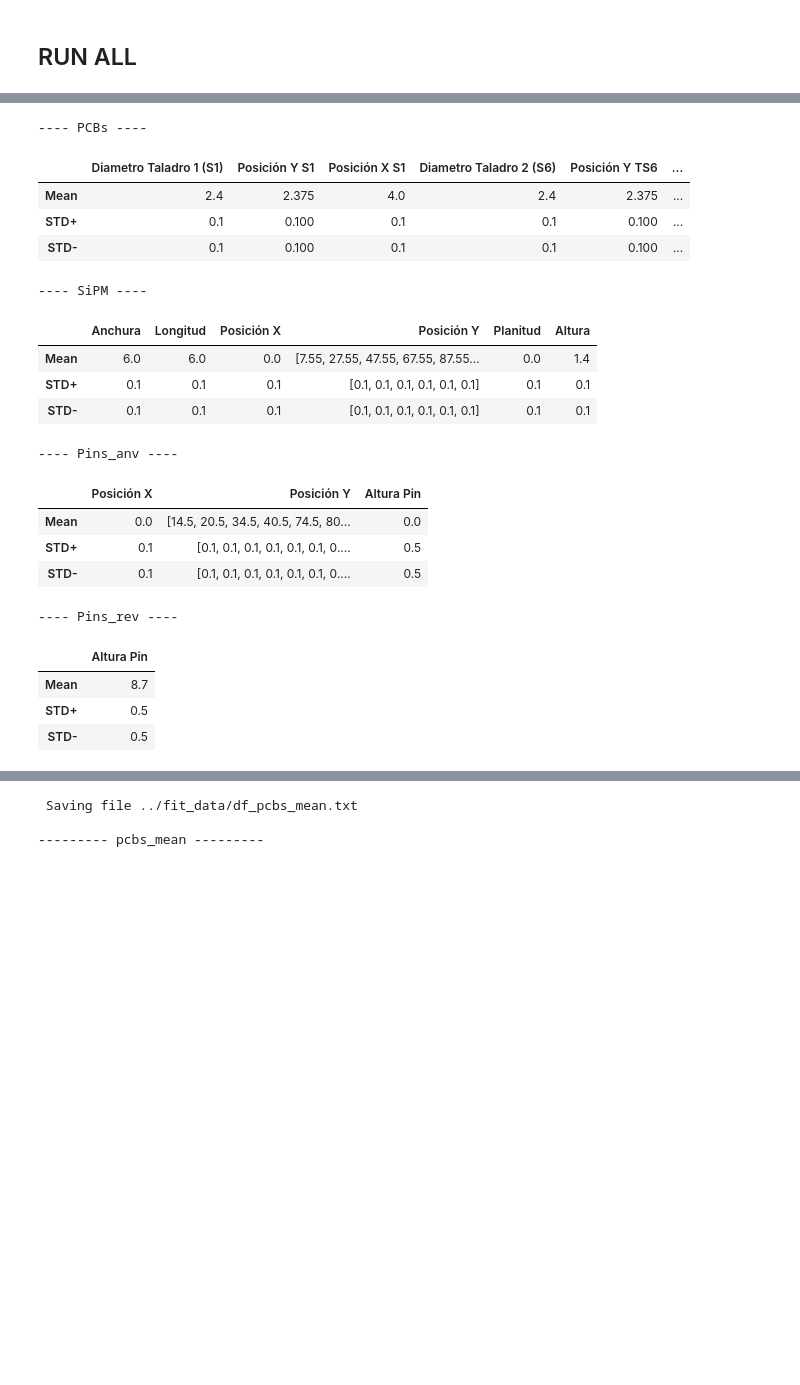
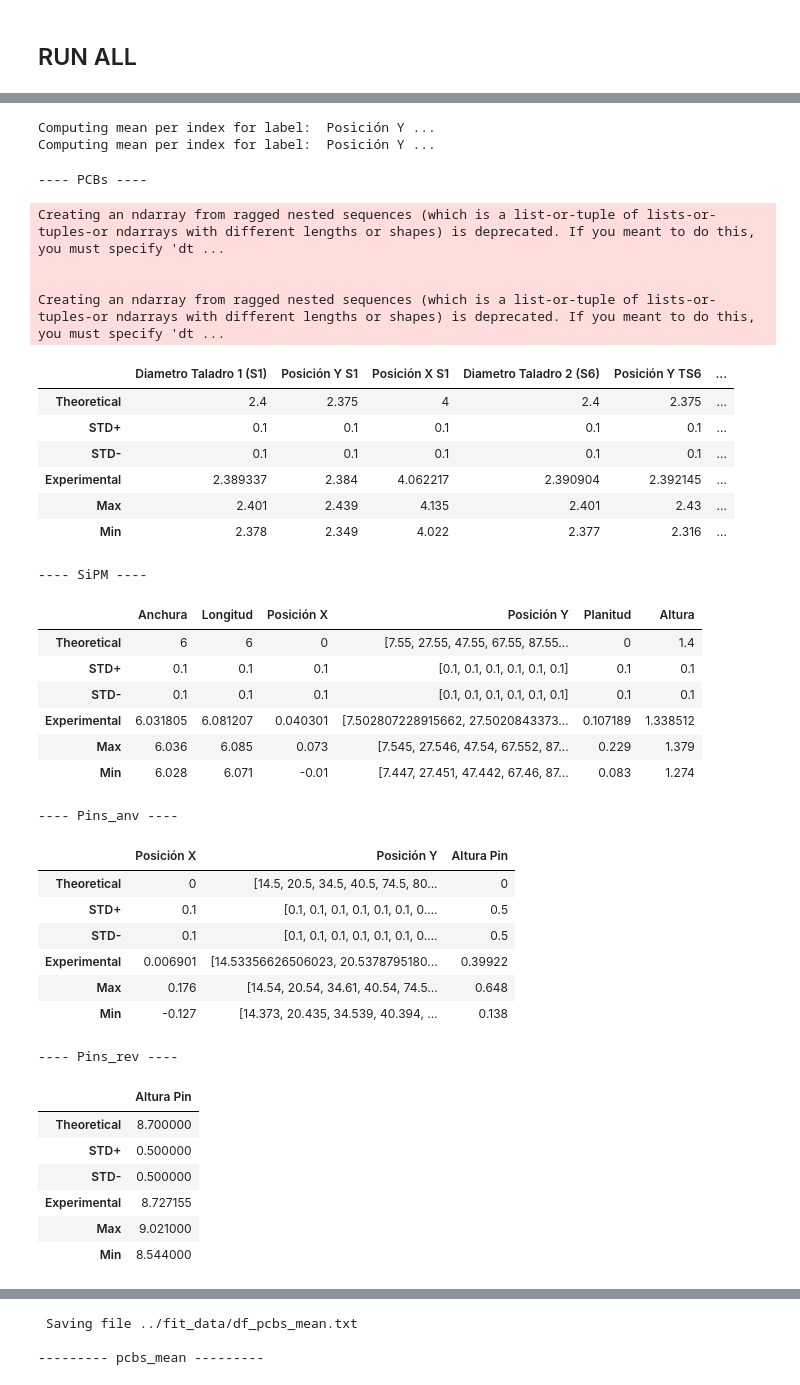
Before and after one commit to CIEMAT-Neutrino/Analysis_Lab_SiPMs, a Jupyter notebook: notebooks/SiPMsDimensions.ipynb, the cells around one changed output, grey strips where cells are left out. Drawn from its saved outputs; the diff is of its cells as text; code cells hidden in the pictures; blank space fills up the shorter version.

```diff
--- a/notebooks/SiPMsDimensions.ipynb
+++ b/notebooks/SiPMsDimensions.ipynb
@@ -31,7 +31,7 @@ pinr_labels = ['Altura Pin'] #pin reverso
 # They can also be printed in the notebook with terminal_output = True
 
 # folder = "../data/10_03_2023/"
-folder = "../data/05_05_2023/"
+folder = "../data/05_05_2023_corrected/"
 pcbs,sipm,pinr,pina = data2npy(folder=folder,pcbs_labels=pcbs_labels,sipm_labels=sipm_labels,pins_labels=pina_labels,mode=10,debug=False)
 
 # df_pcbs_ids = df_display(pcbs,labels = pcbs_labels+["IDs"],name="pcbs",terminal_output=True,save=True)
@@ -39,7 +39,7 @@ pcbs,sipm,pinr,pina = data2npy(folder=folder,pcbs_labels=pcbs_labels,sipm_labels
 # df_pina_ids = df_display(pina,labels = pina_labels+["IDs"],name="pina",terminal_output=True,save=True,index=["Pin #1","Pin #2","Pin #3","Pin #4","Pin #5","Pin #6","Pin #7","Pin #8"]*len(df_pcbs_ids))
 # df_pinr_ids = df_display(pinr,labels = pinr_labels+["IDs"],name="pinr",terminal_output=True,save=True,index=["Pin #1","Pin #2","Pin #3","Pin #4","Pin #5","Pin #6","Pin #7","Pin #8"]*len(df_pcbs_ids))
 
-folder = "../data/weird_05_05/"
+folder = "../data/weird_05_05_corrected/"
 Wpcbs,Wsipm,Wpinr,Wpina = data2npy(folder=folder,pcbs_labels=pcbs_labels,sipm_labels=sipm_labels,pins_labels=pina_labels,mode=3,debug=False)
 
 df_pcbs_ids = df_display(np.concatenate((pcbs,Wpcbs),axis=0),labels = pcbs_labels+["IDs"], name="pcbs", terminal_output=True, save=True)
@@ -146,35 +138,64 @@ df_pinr = df_pinr_ids[pinr_labels]
+# %%
+df_pcbs = df_pcbs_ids[pcbs_labels]
+df_sipm = df_sipm_ids[sipm_labels]
+df_pina = df_pina_ids[pina_labels]
+df_pinr = df_pinr_ids[pinr_labels]
+
+pcbs_mean,pcbs_std,pcbs_max,pcbs_min = npy2df(df_pcbs[pcbs_labels], [])
+sipm_mean,sipm_std,sipm_max,sipm_min = npy2df(df_sipm[sipm_labels], ["Posición Y"])
+pina_mean,pina_std,pina_max,pina_min = npy2df(df_pina[pina_labels], ["Posición Y"])
+pinr_mean,pinr_std,pinr_max,pinr_min = npy2df(df_pinr[pinr_labels], [])
+# %% [output]
+Computing mean per index for label:  Posición Y ...
+Computing mean per index for label:  Posición Y ...
 # %%
-df_pcbs_mean = pd.DataFrame([[2.4,2.375,4,2.4,2.375,4,None,8.0,8.0,119.8,119.8,4.25,2.25,4.25,2.25,115],[0.1,0.1,0.1,0.1,0.1,0.1,None,0.2,0.2,0.25,0.25,0.1,0.1,0.1,0.1,0.2],[0.1,0.1,0.1,0.1,0.1,0.1,None,0.2,0.2,0.2,0.2,0.1,0.1,0.1,0.1,0.2]],columns=pcbs_labels, index=["Mean", "STD+", "STD-"])
-df_sipm_mean = pd.DataFrame([[6,6,0,[7.55,27.55,47.55,67.55,87.55,107.55],0,1.4],[0.1,0.1,0.1,[0.1,0.1,0.1,0.1,0.1,0.1],0.1,0.1],[0.1,0.1,0.1,[0.1,0.1,0.1,0.1,0.1,0.1],0.1,0.1]],columns=sipm_labels, index=["Mean", "STD+", "STD-"])
-df_pina_mean = pd.DataFrame([[0,[14.5,20.5,34.5,40.5,74.5,80.5,94.5,100.5],0],[0.1,[0.1,0.1,0.1,0.1,0.1,0.1,0.1,0.1],0.5],[0.1,[0.1,0.1,0.1,0.1,0.1,0.1,0.1,0.1],0.5]], columns=pina_labels, index=["Mean", "STD+", "STD-"])
-df_pinr_mean = pd.DataFrame([[8.7],[0.5],[0.5]], columns=pinr_labels, index=["Mean", "STD+", "STD-"])
+df_pcbs_mean = pd.DataFrame(np.array(( [2.4,2.375,4,2.4,2.375,4,None,8.0,8.0,119.8,119.8,4.25,2.25,4.25,2.25,115],[0.1,0.1,0.1,0.1,0.1,0.1,None,0.2,0.2,0.25,0.25,0.1,0.1,0.1,0.1,0.2],[0.1,0.1,0.1,0.1,0.1,0.1,None,0.2,0.2,0.2,0.2,0.1,0.1,0.1,0.1,0.2],pcbs_mean,pcbs_max,pcbs_min)),columns=pcbs_labels, index=["Theoretical", "STD+", "STD-", "Experimental", "Max", "Min"])
+df_sipm_mean = pd.DataFrame(np.array(( [6,6,0,[7.55,27.55,47.55,67.55,87.55,107.55],0,1.4],[0.1,0.1,0.1,[0.1,0.1,0.1,0.1,0.1,0.1],0.1,0.1],[0.1,0.1,0.1,[0.1,0.1,0.1,0.1,0.1,0.1],0.1,0.1], sipm_mean, sipm_max, sipm_min )),columns=sipm_labels, index=["Theoretical", "STD+", "STD-", "Experimental", "Max", "Min"])
+df_pina_mean = pd.DataFrame(np.array(( [0,[14.5,20.5,34.5,40.5,74.5,80.5,94.5,100.5],0],[0.1,[0.1,0.1,0.1,0.1,0.1,0.1,0.1,0.1],0.5],[0.1,[0.1,0.1,0.1,0.1,0.1,0.1,0.1,0.1],0.5], pina_mean, pina_max, pina_min )), columns=pina_labels, index=["Theoretical", "STD+", "STD-", "Experimental", "Max", "Min"])
+df_pinr_mean = pd.DataFrame(np.array(( [8.7],[0.5],[0.5], pinr_mean, pinr_max, pinr_min )), columns=pinr_labels, index=["Theoretical", "STD+", "STD-", "Experimental", "Max", "Min"])
 
 print("\n---- PCBs ----")
 display(df_pcbs_mean)
 print("\n---- SiPM ----")
 display(df_sipm_mean)
 print("\n---- Pins_anv ----")
 display(df_pina_mean)
 print("\n---- Pins_rev ----")
 display(df_pinr_mean)
 # %% [output]
 ---- PCBs ----
+Creating an ndarray from ragged nested sequences (which is a list-or-tuple of lists-or-tuples-or ndarrays with different lengths or shapes) is deprecated. If you meant to do this, you must specify 'dt ...
+
+
+Creating an ndarray from ragged nested sequences (which is a list-or-tuple of lists-or-tuples-or ndarrays with different lengths or shapes) is deprecated. If you meant to do this, you must specify 'dt ...
 |  | Diametro Taladro 1 (S1) | Posición Y S1 | Posición X S1 | Diametro Taladro 2 (S6) | Posición Y TS6 | ... |
-| Mean | 2.4 | 2.375 | 4.0 | 2.4 | 2.375 | ... |
-| STD+ | 0.1 | 0.100 | 0.1 | 0.1 | 0.100 | ... |
-| STD- | 0.1 | 0.100 | 0.1 | 0.1 | 0.100 | ... |
+| Theoretical | 2.4 | 2.375 | 4 | 2.4 | 2.375 | ... |
+| STD+ | 0.1 | 0.1 | 0.1 | 0.1 | 0.1 | ... |
+| STD- | 0.1 | 0.1 | 0.1 | 0.1 | 0.1 | ... |
+| Experimental | 2.389337 | 2.384 | 4.062217 | 2.390904 | 2.392145 | ... |
+| Max | 2.401 | 2.439 | 4.135 | 2.401 | 2.43 | ... |
+| Min | 2.378 | 2.349 | 4.022 | 2.377 | 2.316 | ... |
----- SiPM ----
+---- SiPM ----
 |  | Anchura | Longitud | Posición X | Posición Y | Planitud | Altura |
-| Mean | 6.0 | 6.0 | 0.0 | [7.55, 27.55, 47.55, 67.55, 87.55... | 0.0 | 1.4 |
+| Theoretical | 6 | 6 | 0 | [7.55, 27.55, 47.55, 67.55, 87.55... | 0 | 1.4 |
 | STD+ | 0.1 | 0.1 | 0.1 | [0.1, 0.1, 0.1, 0.1, 0.1, 0.1] | 0.1 | 0.1 |
 | STD- | 0.1 | 0.1 | 0.1 | [0.1, 0.1, 0.1, 0.1, 0.1, 0.1] | 0.1 | 0.1 |
+| Experimental | 6.031805 | 6.081207 | 0.040301 | [7.502807228915662, 27.5020843373... | 0.107189 | 1.338512 |
+| Max | 6.036 | 6.085 | 0.073 | [7.545, 27.546, 47.54, 67.552, 87... | 0.229 | 1.379 |
+| Min | 6.028 | 6.071 | -0.01 | [7.447, 27.451, 47.442, 67.46, 87... | 0.083 | 1.274 |
----- Pins_anv ----
+---- Pins_anv ----
 |  | Posición X | Posición Y | Altura Pin |
-| Mean | 0.0 | [14.5, 20.5, 34.5, 40.5, 74.5, 80... | 0.0 |
+| Theoretical | 0 | [14.5, 20.5, 34.5, 40.5, 74.5, 80... | 0 |
 | STD+ | 0.1 | [0.1, 0.1, 0.1, 0.1, 0.1, 0.1, 0.... | 0.5 |
 | STD- | 0.1 | [0.1, 0.1, 0.1, 0.1, 0.1, 0.1, 0.... | 0.5 |
+| Experimental | 0.006901 | [14.53356626506023, 20.5378795180... | 0.39922 |
+| Max | 0.176 | [14.54, 20.54, 34.61, 40.54, 74.5... | 0.648 |
+| Min | -0.127 | [14.373, 20.435, 34.539, 40.394, ... | 0.138 |
----- Pins_rev ----
+---- Pins_rev ----
 |  | Altura Pin |
-| Mean | 8.7 |
-| STD+ | 0.5 |
-| STD- | 0.5 |
+| Theoretical | 8.700000 |
+| STD+ | 0.500000 |
+| STD- | 0.500000 |
+| Experimental | 8.727155 |
+| Max | 9.021000 |
+| Min | 8.544000 |
```
Also changed, not shown: parts of 11 cells of this notebook, 2 other files.
